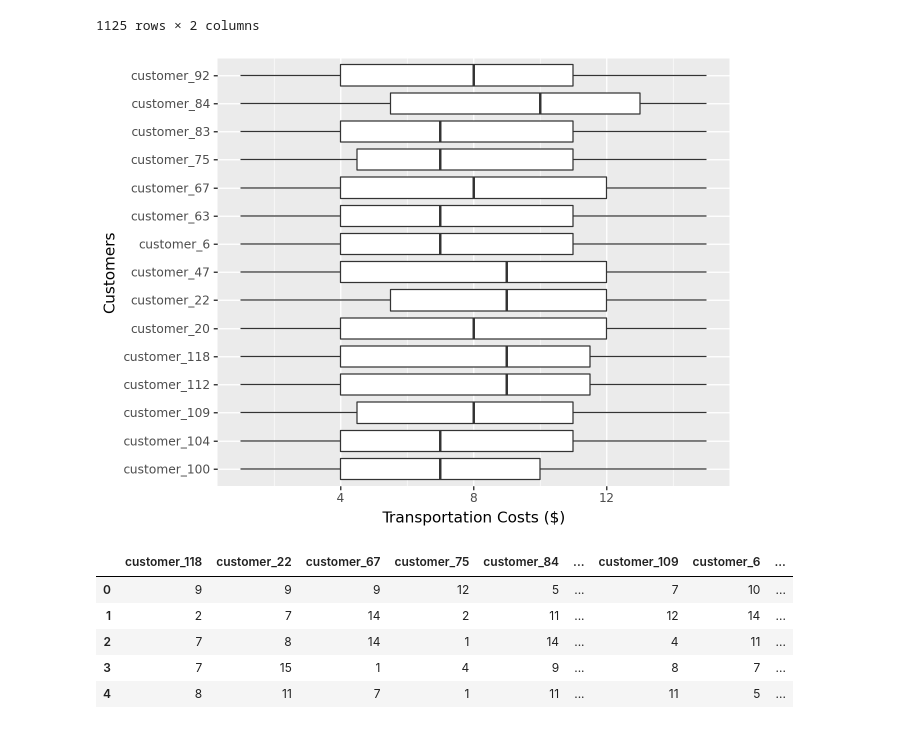
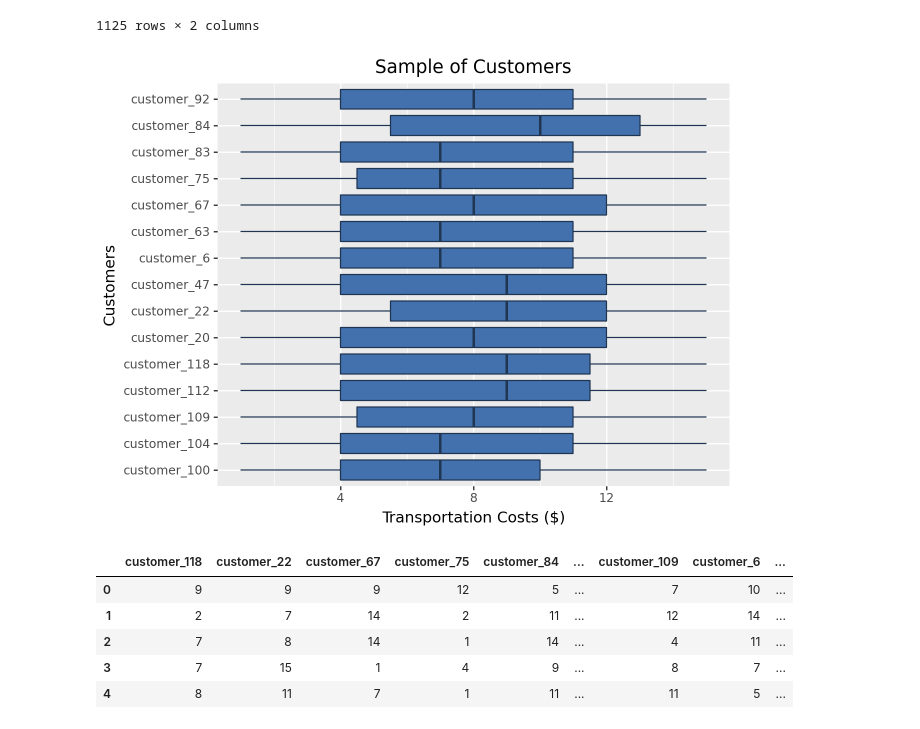
Before and after one commit to bravo-joe/supply-chain-optimization, a Jupyter notebook: eda.ipynb, the cells around one changed output. Cells and saved outputs as stored; diff of their text form; code cells hidden in the pictures.

```diff
--- a/eda.ipynb
+++ b/eda.ipynb
@@ -144,23 +147,26 @@ df3
 # %%
 # Plotting Logic
 (
     ggplot(df3)
     + aes(
         x="variable",
         y="value"
         )
     + scale_x_discrete(
         name="Customers"
-    )
+        )
     + labs(
+        title="Sample of Customers",
         y="Transportation Costs ($)"
         )
-    + geom_boxplot()
+    + geom_boxplot(
+        colour="#1F3552",
+        fill="#4271AE"
+        )
     + coord_flip()
 )
-#+ xlab("X-axis title") + ylab("Y-axis title")
 # %% [output]
-[figure, old version]
+[figure, new version]
 # %%
 df2.head()
 # %% [output]
```
Also changed, not shown: parts of 20 cells of this notebook, 3 other files.
